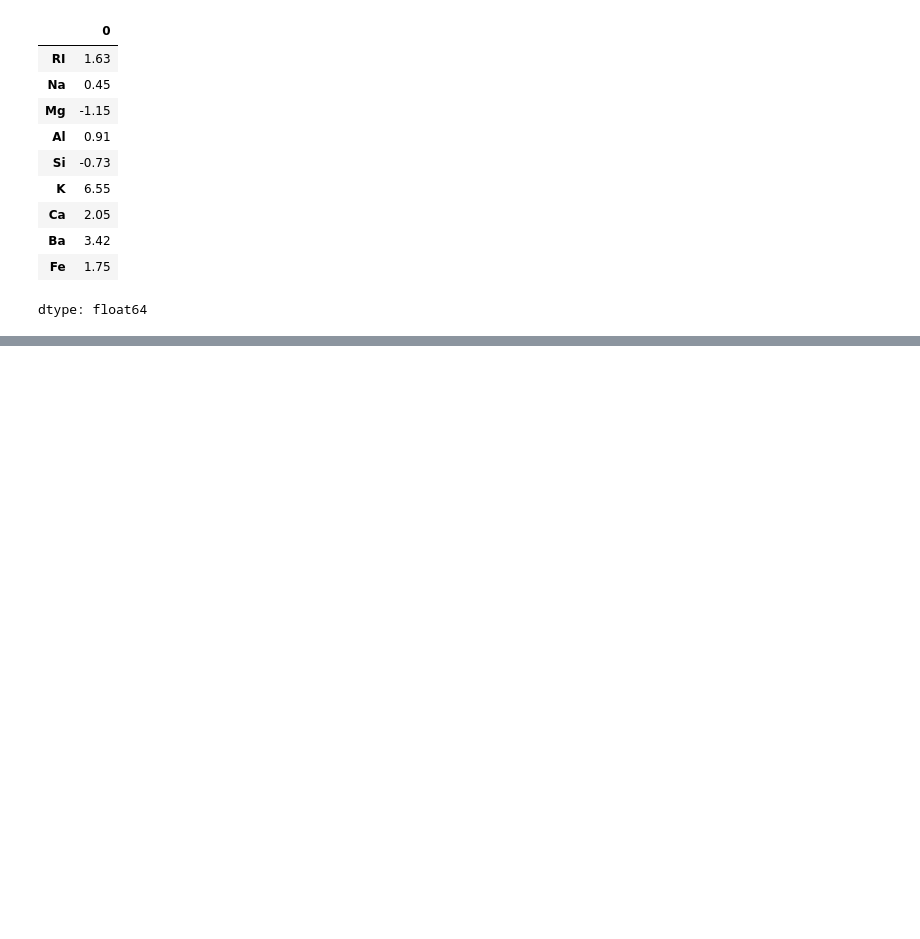
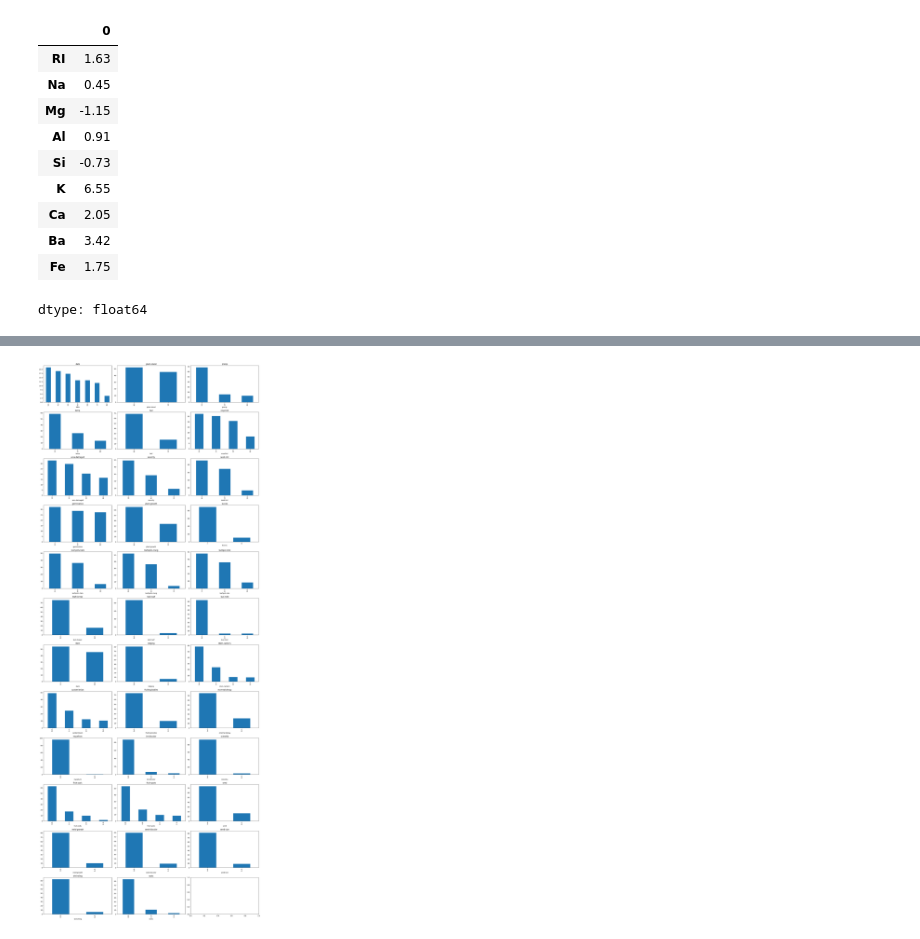
Before and after one commit to sfarheen28/app_predictive_modeling, a Jupyter notebook: APL_preprocess_ch3.ipynb, the cells around one changed output, grey strips where cells are left out. Saved outputs shown, nothing was run; the diff lists cells and outputs as text; code cells hidden in the pictures; blank space fills up the shorter version.

```diff
--- a/APL_preprocess_ch3.ipynb
+++ b/APL_preprocess_ch3.ipynb
@@ -177,0 +252,17 @@ dtype: float64
+# %%
+# @title Data pull
+
+from ucimlrepo import fetch_ucirepo
+
+# fetch dataset
+soybean_large = fetch_ucirepo(id=90)
+
+# data (as pandas dataframes)
+X = soybean_large.data.features
+y = soybean_large.data.targets
+
+# metadata
+print(soybean_large.metadata)
+
+# variable information
+print(soybean_large.variables)
@@ -177,0 +287,13 @@ dtype: float64
+# %%
+# @title Frequency Distribution
+
+fig, axes = plt.subplots(12, 3, figsize=(20, 50)) # Adjust figsize as needed
+axes = axes.ravel()  # Flatten the axes array for easier iteration
+
+for i, categorical_feature in enumerate(X):
+    (X[categorical_feature].value_counts()*100/len(X)).plot(kind = "bar", ax=axes[i]).set_title(categorical_feature)
+
+plt.tight_layout() # Adjusts subplot params for a tight layout
+plt.show()
+# %% [output]
+[figure, added]
```
Also changed, not shown: parts of 24 cells of this notebook.
